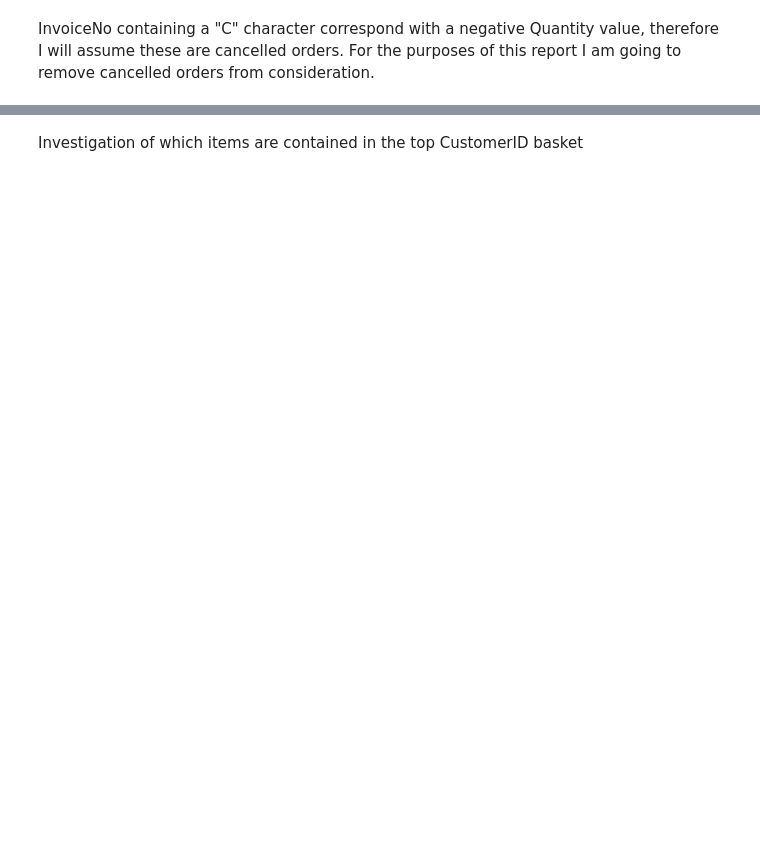
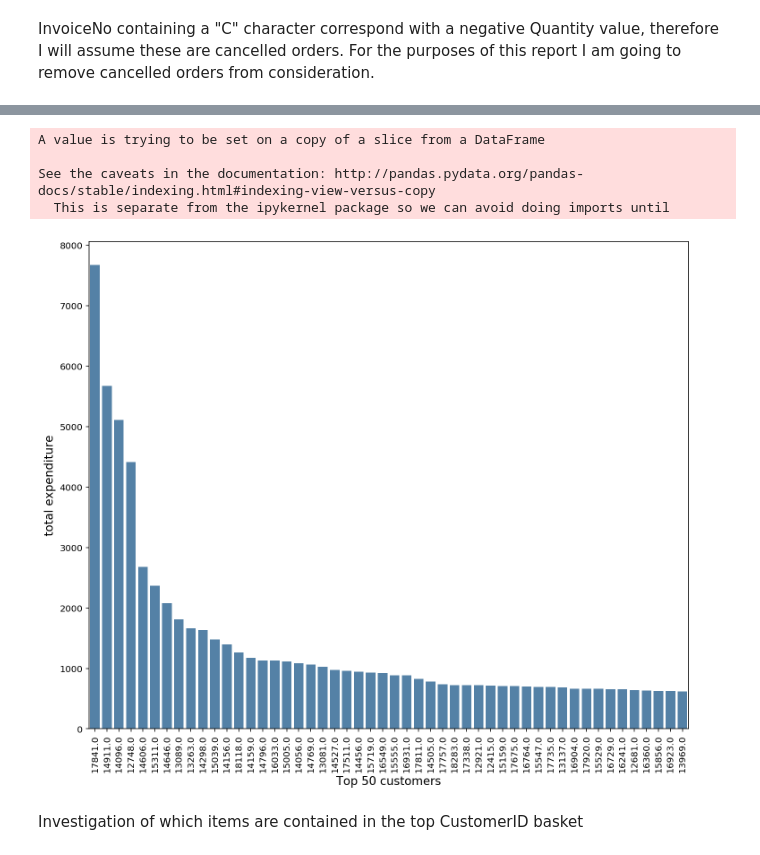
Before and after one commit to scheckley/online-retail, a Jupyter notebook: analysis.ipynb, the cells around one changed output, grey strips where cells are left out. Drawn from its saved outputs; the diff is of its cells as text; code cells hidden in the pictures; blank space fills up the shorter version.

```diff
--- a/analysis.ipynb
+++ b/analysis.ipynb
@@ -267,3 +247,20 @@ top10_baskets
+# %%
+grouped = top_baskets[:50]
+grouped.reset_index(level=0, inplace=True)
+grouped.sort_values('Number of products', ascending=False, inplace=True)
+
+f, ax = plt.subplots(figsize=(12, 10))
+plt.xticks(rotation='vertical')
+sns.barplot(x=grouped['CustomerID'], y=grouped['Number of products'],order=grouped['CustomerID'],color='steelblue',ci=None)
+plt.ylabel('total expenditure', fontsize=13)
+plt.xlabel('Top 50 customers', fontsize=13)
+plt.show()
+# %% [output]
+A value is trying to be set on a copy of a slice from a DataFrame
+
+See the caveats in the documentation: http://pandas.pydata.org/pandas-docs/stable/indexing.html#indexing-view-versus-copy
+  This is separate from the ipykernel package so we can avoid doing imports until
+[figure, added]
 # %% [markdown]
 Investigation of which items are contained in the top CustomerID basket
 # %%
```
Also changed, not shown: parts of 37 cells of this notebook.
